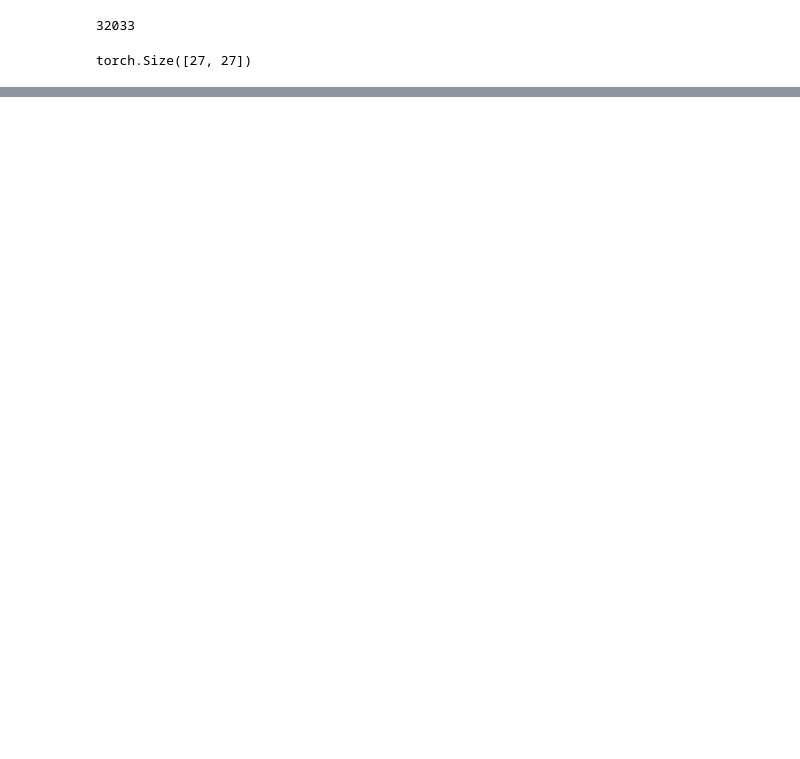
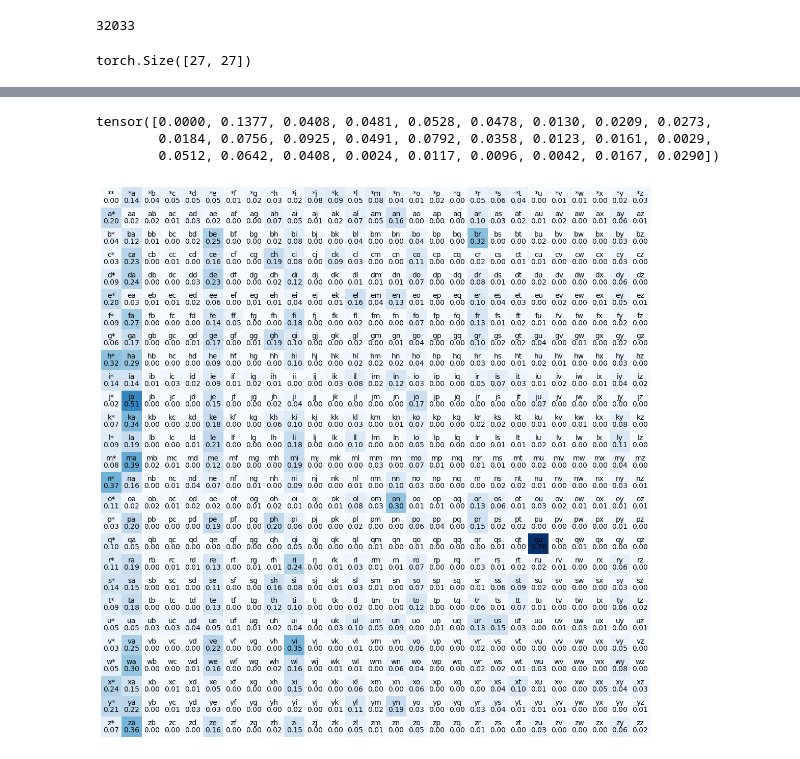
Before and after one commit to alimium/learning-language-modeling, a Jupyter notebook: bigram_lm.ipynb, the cells around one changed output, grey strips where cells are left out. Saved outputs shown, nothing was run; the diff lists cells and outputs as text; code cells hidden in the pictures; blank space fills up the shorter version.

```diff
--- a/bigram_lm.ipynb
+++ b/bigram_lm.ipynb
@@ -38,12 +38,15 @@ BIGRAMS.shape
 # %% [output]
 torch.Size([27, 27])
 # %%
-plt.figure(figsize=(14, 14))
-plt.imshow(BIGRAMS, cmap='Blues')
-for i, c1 in itos.items():
-    for j, c2 in itos.items():
-        bg_text = c1+c2
-        plt.text(j, i, bg_text, ha='center', va='bottom', color='black')
-        plt.text(j, i, BIGRAMS[i, j].item(),
-                 ha='center', va='top', color='black')
-plt.axis(False)
+def plot_bigram_tensor(bg: torch.Tensor):
+    plt.figure(figsize=(14, 14))
+    plt.imshow(bg, cmap='Blues')
+    for i, c1 in itos.items():
+        for j, c2 in itos.items():
+            bg_text = c1+c2
+            bg_val = bg[i, j].item(
+            ) if bg.dtype == torch.int32 else f'{bg[i, j].item():.2f}'
+            plt.text(j, i, bg_text, ha='center', va='bottom', color='black')
+            plt.text(j, i, bg_val,
+                     ha='center', va='top', color='black')
+    plt.axis(False)
@@ -51,0 +57,13 @@ plt.axis(False)
+# %%
+BIGRAMS_PROB = torch.zeros_like(BIGRAMS, dtype=torch.float)
+for row in range(BIGRAMS.shape[0]):
+    BIGRAMS_PROB[row] = BIGRAMS[row] / BIGRAMS[row].sum()
+BIGRAMS_PROB[0]
+# %% [output]
+tensor([0.0000, 0.1377, 0.0408, 0.0481, 0.0528, 0.0478, 0.0130, 0.0209, 0.0273,
+        0.0184, 0.0756, 0.0925, 0.0491, 0.0792, 0.0358, 0.0123, 0.0161, 0.0029,
+        0.0512, 0.0642, 0.0408, 0.0024, 0.0117, 0.0096, 0.0042, 0.0167, 0.0290])
+# %%
+plot_bigram_tensor(BIGRAMS_PROB)
+# %% [output]
+[figure, added]
```
Also changed, not shown: parts of 2 cells of this notebook.
